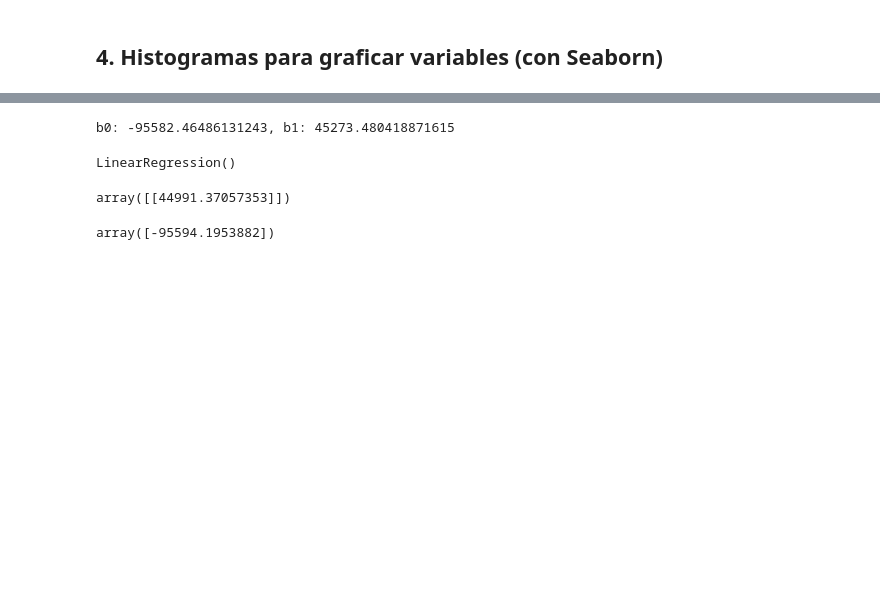
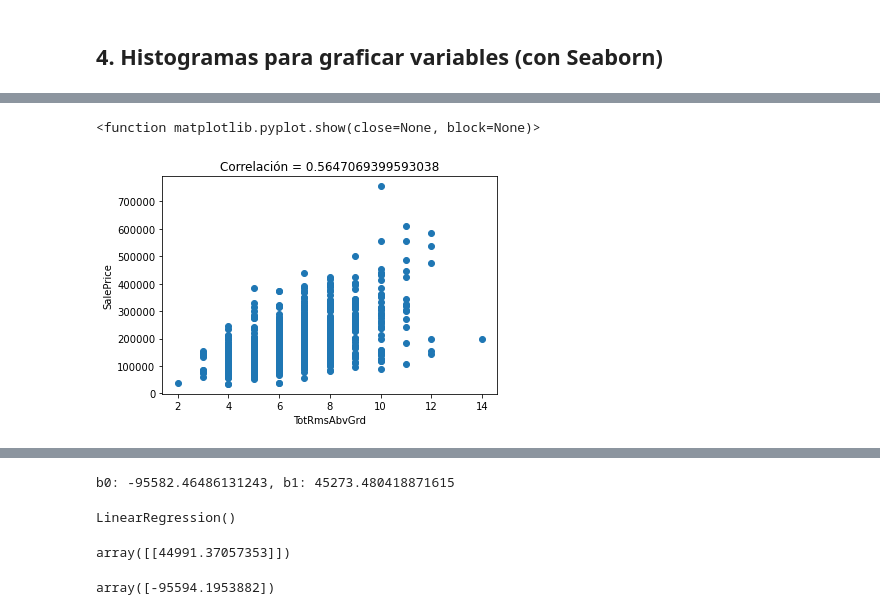
Before and after one commit to alejandrarodas/proyecto_final, a Jupyter notebook: proyecto/proyecto_final.ipynb, the cells around one changed output, grey strips where cells are left out. Drawn from its saved outputs; the diff is of its cells as text; code cells hidden in the pictures; blank space fills up the shorter version.

```diff
--- a/proyecto/proyecto_final.ipynb
+++ b/proyecto/proyecto_final.ipynb
@@ -284,0 +179,9 @@ plt.show
+# %%
+plt.scatter(dataTraining['TotRmsAbvGrd'], dataTraining['SalePrice'])
+plt.title('Correlación = ' + str(correlation['TotRmsAbvGrd']))
+plt.xlabel("TotRmsAbvGrd")
+plt.ylabel("SalePrice")
+plt.show
+# %% [output]
+<function matplotlib.pyplot.show(close=None, block=None)>
+[figure, added]
```
Also changed, not shown: parts of 62 cells of this notebook.
